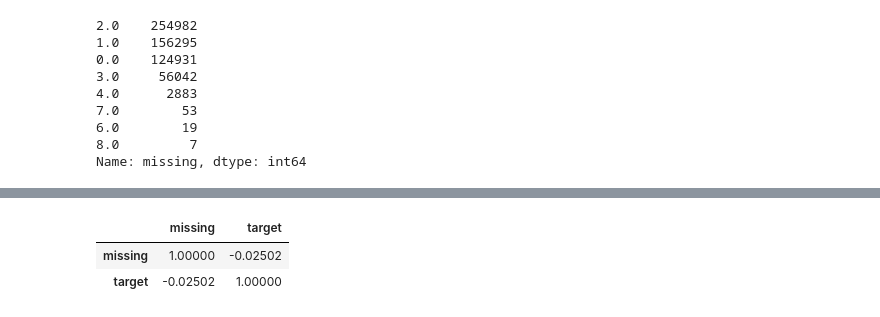
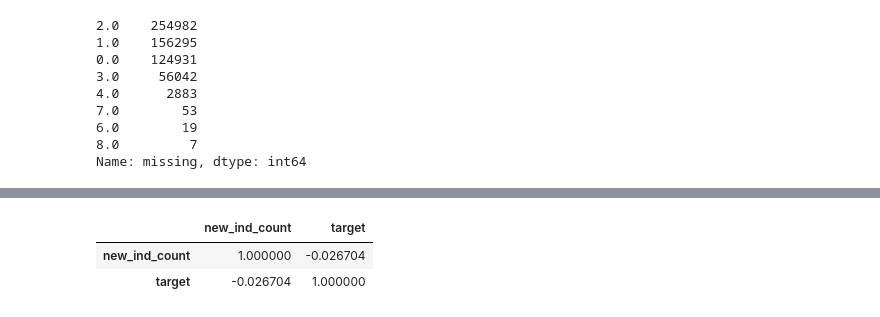
Before and after one commit to PhamVietXuan/kaggle-porto-seguro, a Jupyter notebook: gbm.ipynb, the cells around one changed output, grey strips where cells are left out. Drawn from its saved outputs; the diff is of its cells as text; code cells hidden in the pictures.

```diff
--- a/gbm.ipynb
+++ b/gbm.ipynb
@@ -125,0 +195,11 @@ plt.scatter(train["missing"], train["target"]+noise)
+# %%
+for c in cat_features:
+    le = LabelEncoder()
+    le.fit(train[c])
+    train[c] = le.transform(train[c])
+    test[c] = le.transform(test[c])
+
+enc = OneHotEncoder()
+enc.fit(train[cat_features])
+X_cat = enc.transform(train[cat_features])
+X_t_cat = enc.transform(test[cat_features])
@@ -125,0 +237,11 @@ plt.scatter(train["missing"], train["target"]+noise)
+# %%
+ind_features = [c for c in feature_names if 'ind' in c]
+count=0
+for c in ind_features:
+    if count==0:
+        train['new_ind'] = train[c].astype(str)+'_'
+        test['new_ind'] = test[c].astype(str)+'_'
+        count+=1
+    else:
+        train['new_ind'] += train[c].astype(str)+'_'
+        test['new_ind'] += test[c].astype(str)+'_'
@@ -125,0 +271,7 @@ plt.scatter(train["missing"], train["target"]+noise)
+# %%
+cat_count_features = []
+for c in cat_features+['new_ind']:
+    d = pd.concat([train[c],test[c]]).value_counts().to_dict()
+    train['%s_count'%c] = train[c].apply(lambda x:d.get(x,0))
+    test['%s_count'%c] = test[c].apply(lambda x:d.get(x,0))
+    cat_count_features.append('%s_count'%c)
@@ -126,6 +296,6 @@ plt.scatter(train["missing"], train["target"]+noise)
 # %%
-train[["missing", "target"]].corr()
+train[["new_ind_count", "target"]].corr()
 # %% [output]
-|  | missing | target |
-| missing | 1.00000 | -0.02502 |
-| target | -0.02502 | 1.00000 |
+|  | new_ind_count | target |
+| new_ind_count | 1.000000 | -0.026704 |
+| target | -0.026704 | 1.000000 |
```
Also changed, not shown: parts of 36 cells of this notebook.
